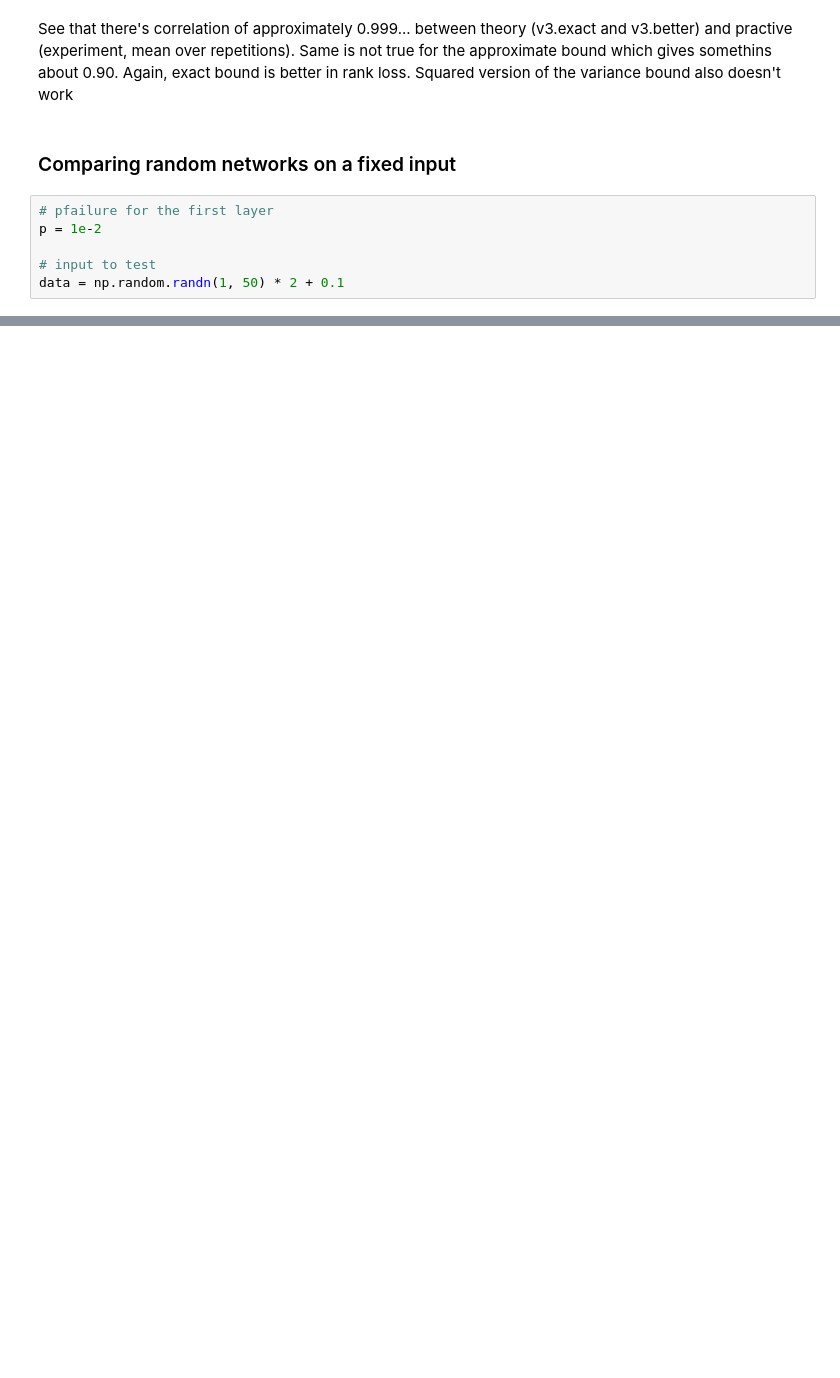
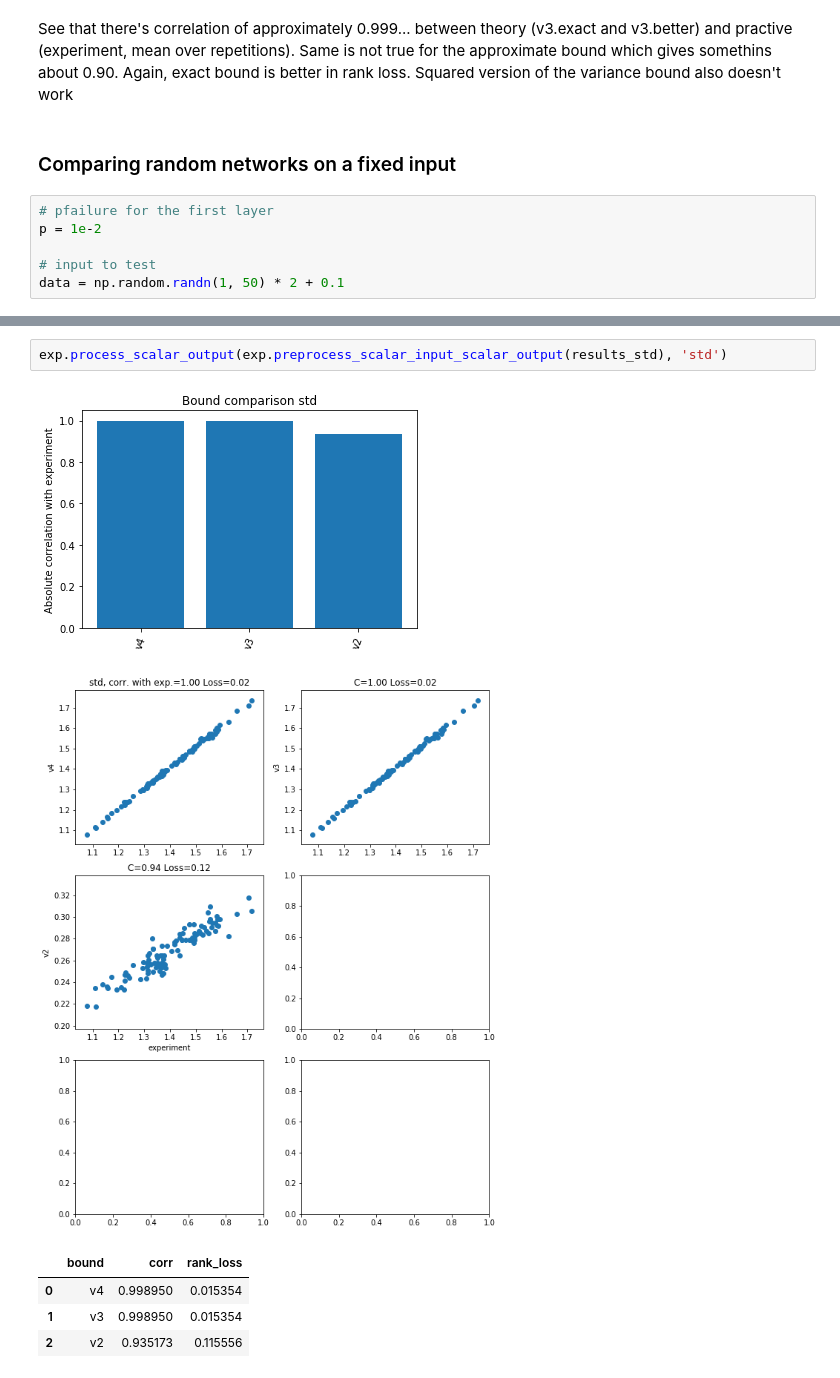
Before and after one commit to LPD-EPFL/nn-fault-tolerance, a Jupyter notebook: ErrorComparisonRandom.ipynb, the cells around one changed output, grey strips where cells are left out. Cells and saved outputs as stored; diff of their text form; blank space fills up the shorter version.

```diff
--- a/ErrorComparisonRandom.ipynb
+++ b/ErrorComparisonRandom.ipynb
@@ -321,0 +145,9 @@ Std bound
+# %%
+exp.process_scalar_output(exp.preprocess_scalar_input_scalar_output(results_std), 'std')
+# %% [output]
+[figure, added]
+[figure, added]
+|  | bound | corr | rank_loss |
+| 0 | v4 | 0.998950 | 0.015354 |
+| 1 | v3 | 0.998950 | 0.015354 |
+| 2 | v2 | 0.935173 | 0.115556 |
```
Also changed, not shown: parts of 16 cells of this notebook.
